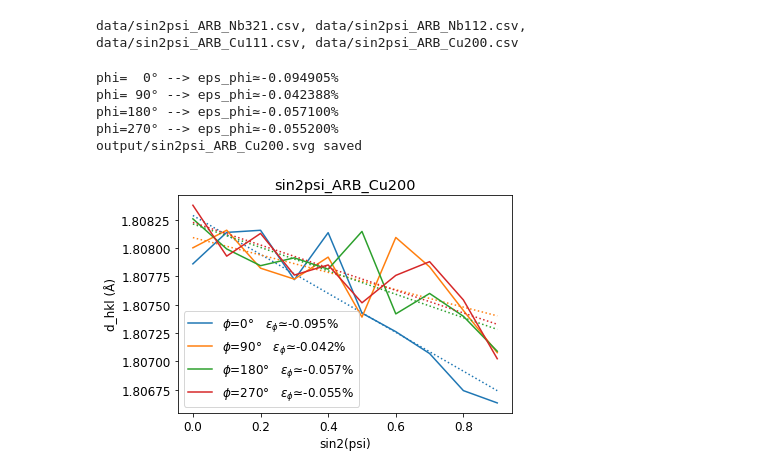
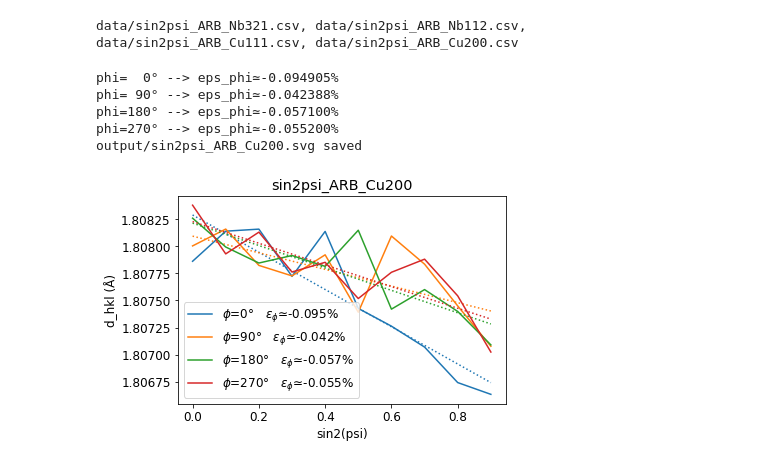
Before and after one commit to xdze2/graph_XRD, a Jupyter notebook: sin2_psi/sin2_psi.ipynb, the cells around one changed output. Drawn from its saved outputs; the diff is of its cells as text; code cells hidden in the pictures.

```diff
--- a/sin2_psi/sin2_psi.ipynb
+++ b/sin2_psi/sin2_psi.ipynb
@@ -100,12 +100,14 @@ data/sin2psi_ARB_Nb321.csv, data/sin2psi_ARB_Nb112.csv, data/sin2psi_ARB_Cu111.c
 #plt.legend()
 #plt.title(measure_list[0]);
 #plt.xlabel('two theta (deg)');
+# %%
+i=-1
 # %%
 # ==========
 #  sin2 psi
 # ==========
-
-filename = measure_list[3]
+i += 1
+filename = measure_list[i]
 twoth_span, psi_span, phi_span, I = file_path = read_sin2psi(filename)
 
 fit_results = fit_all(twoth_span, psi_span, phi_span, I)
@@ -120,32 +122,32 @@ for phi, d_hlk_phi in zip(phi_span, d_hlk.T):
 
     # linear fit:
     a, b = np.polyfit(sin2psi, d_hlk_phi, 1)
     eps_percent = a/b*100
     print(f'phi={phi:>3.0f}°', '-->',f'eps_phi≃{eps_percent:.6f}%')
 
     # graph
     color = colors[k % len(colors)]
     k += 1
     plt.plot(sin2psi, d_hlk_phi,
              label=f'$\phi$={phi:.0f}°   $\epsilon_\phi$≃{eps_percent:.3f}%',
              color=color);
     plt.plot(sin2psi, a*sin2psi + b, 'k:', color=color)
 
 
 plt.legend()
 plt.title(image_name.replace('csv', '').strip('.'));
 plt.xlabel('sin2(psi)'); plt.ylabel('d_hkl (Å)');
-
+plt.tight_layout();
 outputdir = 'output'
 
 image_name = image_name.replace('csv', 'svg')
 image_path = os.path.join(outputdir, image_name)
 plt.savefig(image_path)
 print(f'{image_path} saved')
 # %% [output]
 phi=  0° --> eps_phi≃-0.094905%
 phi= 90° --> eps_phi≃-0.042388%
 phi=180° --> eps_phi≃-0.057100%
 phi=270° --> eps_phi≃-0.055200%
 output/sin2psi_ARB_Cu200.svg saved
-[figure, old version]
+[figure, new version]
```
Also changed, not shown: 3 other files.
